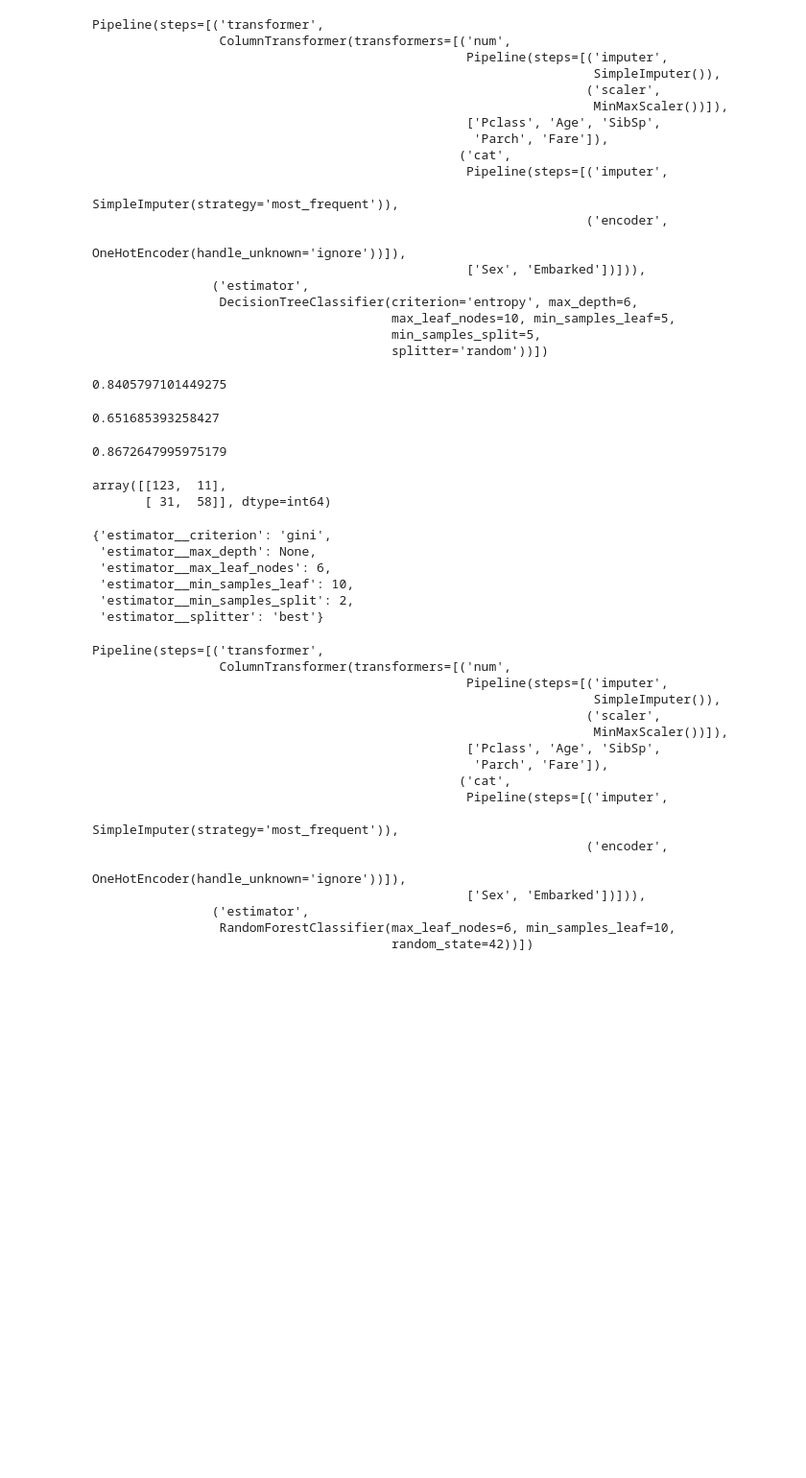
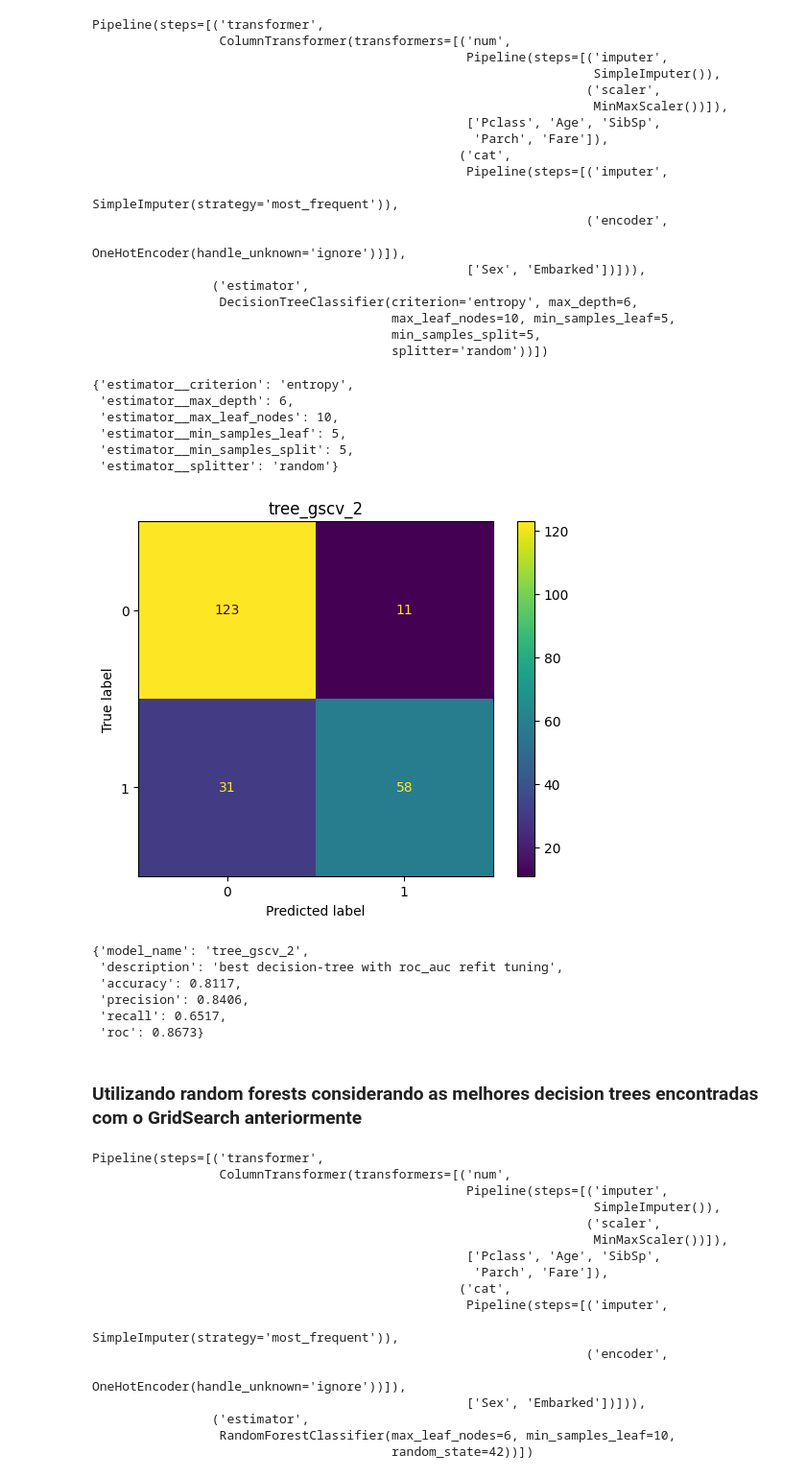
Before and after one commit to mateuseap/decision-tree, a Jupyter notebook: src/dt.ipynb, the cells around one changed output. Shown at 96% size. Cells and saved outputs as stored; diff of their text form; code cells hidden in the pictures; blank space fills up the shorter version.

```diff
--- a/src/dt.ipynb
+++ b/src/dt.ipynb
@@ -399,32 +388,28 @@ Pipeline(steps=[('transformer',
                                         max_leaf_nodes=10, min_samples_leaf=5,
                                         min_samples_split=5,
                                         splitter='random'))])
-# %%
-y_hat_2 = tree_gscv_2.predict(X_test)
-y_hat_prob_2 = tree_gscv_2.predict_proba(X_test)[:,1]
-precision_score(y_test, y_hat_2)
-# %% [output]
-0.8405797101449275
-# %%
-recall_score(y_test, y_hat_2)
-# %% [output]
-0.651685393258427
-# %%
-roc_auc_score(y_test, y_hat_prob_2)
-# %% [output]
-0.8672647995975179
-# %%
-confusion_matrix(y_test, y_hat_2)
-# %% [output]
-array([[123,  11],
-       [ 31,  58]], dtype=int64)
-# %%
-tree_gscv.best_params_
-# %% [output]
-{'estimator__criterion': 'gini',
- 'estimator__max_depth': None,
- 'estimator__max_leaf_nodes': 6,
- 'estimator__min_samples_leaf': 10,
- 'estimator__min_samples_split': 2,
- 'estimator__splitter': 'best'}
+# %%
+tree_gscv_2.best_params_
+# %% [output]
+{'estimator__criterion': 'entropy',
+ 'estimator__max_depth': 6,
+ 'estimator__max_leaf_nodes': 10,
+ 'estimator__min_samples_leaf': 5,
+ 'estimator__min_samples_split': 5,
+ 'estimator__splitter': 'random'}
+# %%
+result_2 = plot_confusion_matrix(tree_gscv_2, X_test, y_test, 'tree_gscv_2', 'best decision tree with roc_auc refit tuning')
+# %% [output]
+[figure, added]
+# %%
+result_2
+# %% [output]
+{'model_name': 'tree_gscv_2',
+ 'description': 'best decision-tree with roc_auc refit tuning',
+ 'accuracy': 0.8117,
+ 'precision': 0.8406,
+ 'recall': 0.6517,
+ 'roc': 0.8673}
+# %% [markdown]
+### Utilizando random forests considerando as melhores decision trees encontradas com o GridSearch anteriormente
 # %%
```
Also changed, not shown: parts of 55 cells of this notebook.
